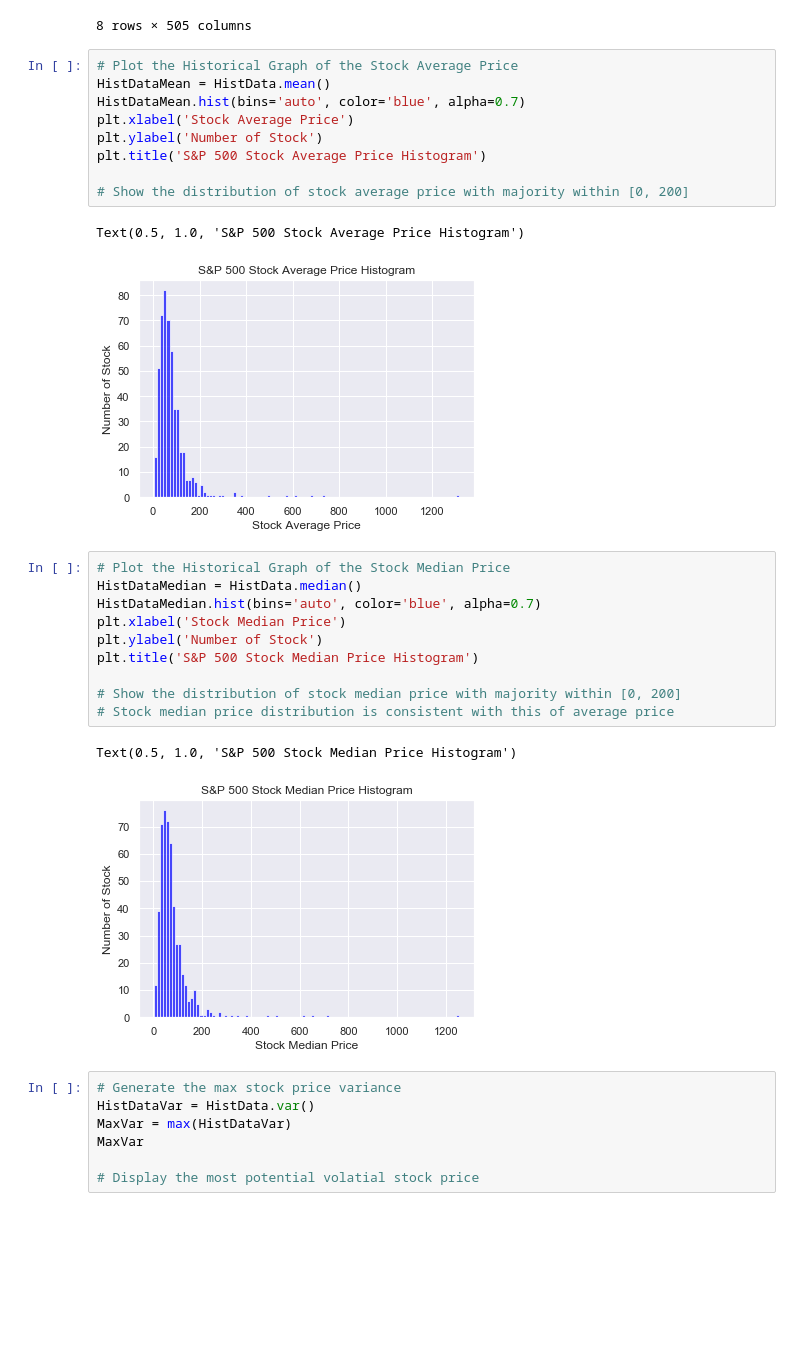
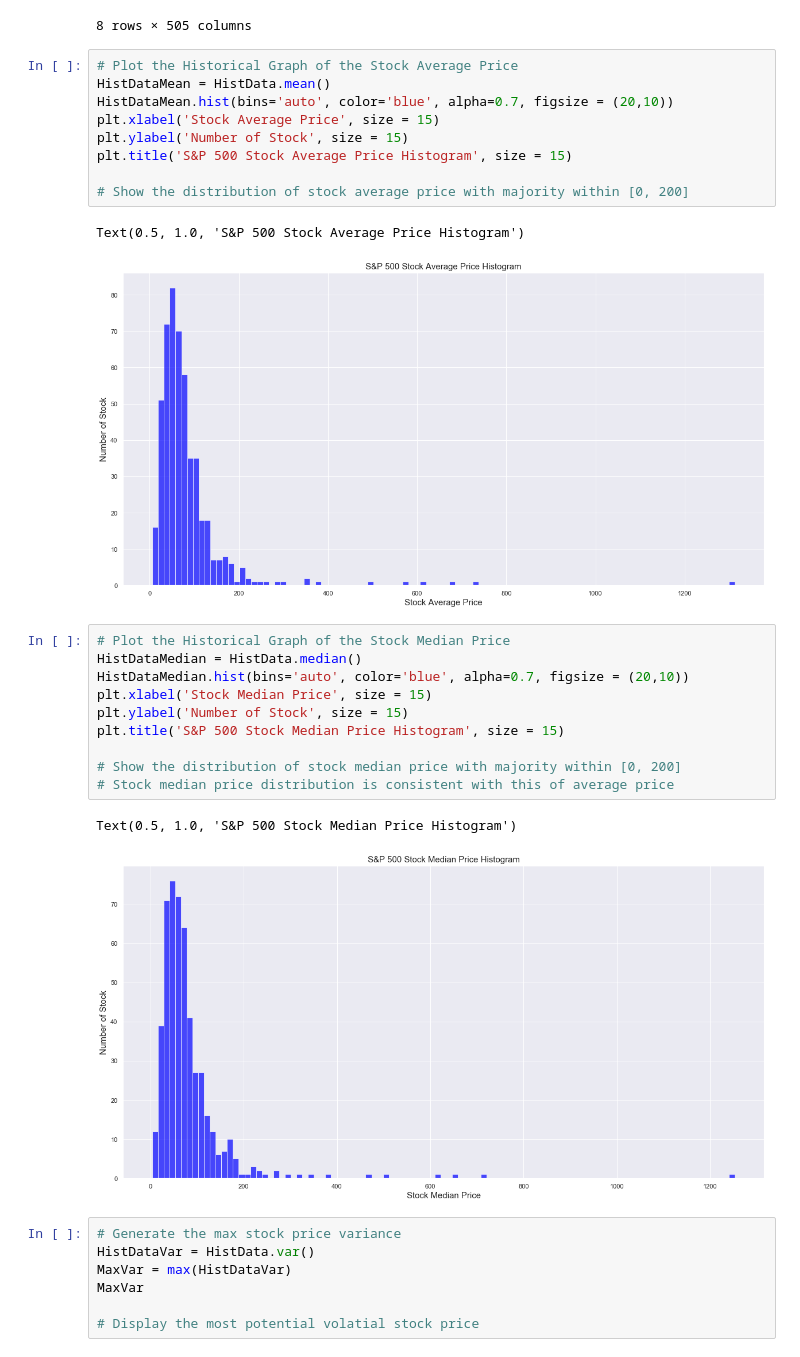
Before and after one commit to ProjectTeam4/ProjectTeam4.github.io, a Jupyter notebook: Code_Update_S&P_500_Stock_Analysis_Is_Technology_the_Right_Investment_for_the_Future.ipynb, the cells around one changed output. Drawn from its saved outputs; the diff is of its cells as text; blank space fills up the shorter version.

```diff
--- a/Code_Update_S&P_500_Stock_Analysis_Is_Technology_the_Right_Investment_for_the_Future.ipynb
+++ b/Code_Update_S&P_500_Stock_Analysis_Is_Technology_the_Right_Investment_for_the_Future.ipynb
@@ -321,28 +320,28 @@ HistData.describe()
 # %%
 # Plot the Historical Graph of the Stock Average Price
 HistDataMean = HistData.mean()
-HistDataMean.hist(bins='auto', color='blue', alpha=0.7)
-plt.xlabel('Stock Average Price')
-plt.ylabel('Number of Stock')
-plt.title('S&P 500 Stock Average Price Histogram')
+HistDataMean.hist(bins='auto', color='blue', alpha=0.7, figsize = (20,10))
+plt.xlabel('Stock Average Price', size = 15)
+plt.ylabel('Number of Stock', size = 15)
+plt.title('S&P 500 Stock Average Price Histogram', size = 15)
 
 # Show the distribution of stock average price with majority within [0, 200]
 # %% [output]
 Text(0.5, 1.0, 'S&P 500 Stock Average Price Histogram')
-[figure, old version]
+[figure, new version]
 # %%
 # Plot the Historical Graph of the Stock Median Price
 HistDataMedian = HistData.median()
-HistDataMedian.hist(bins='auto', color='blue', alpha=0.7)
-plt.xlabel('Stock Median Price')
-plt.ylabel('Number of Stock')
-plt.title('S&P 500 Stock Median Price Histogram')
+HistDataMedian.hist(bins='auto', color='blue', alpha=0.7, figsize = (20,10))
+plt.xlabel('Stock Median Price', size = 15)
+plt.ylabel('Number of Stock', size = 15)
+plt.title('S&P 500 Stock Median Price Histogram', size = 15)
 
 # Show the distribution of stock median price with majority within [0, 200]
 # Stock median price distribution is consistent with this of average price
 # %% [output]
 Text(0.5, 1.0, 'S&P 500 Stock Median Price Histogram')
-[figure, old version]
+[figure, new version]
 # %%
 # Generate the max stock price variance
 HistDataVar = HistData.var()
```
Also changed, not shown: parts of 43 cells of this notebook.
